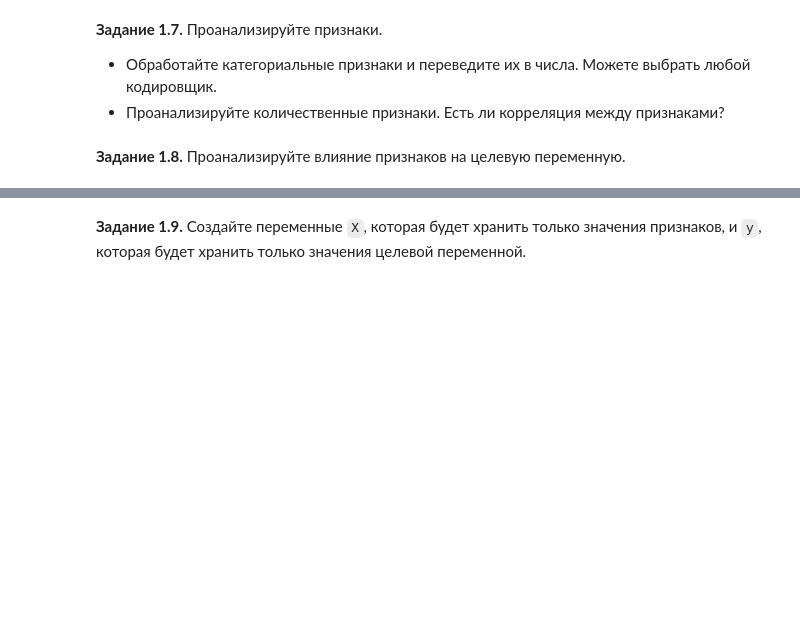
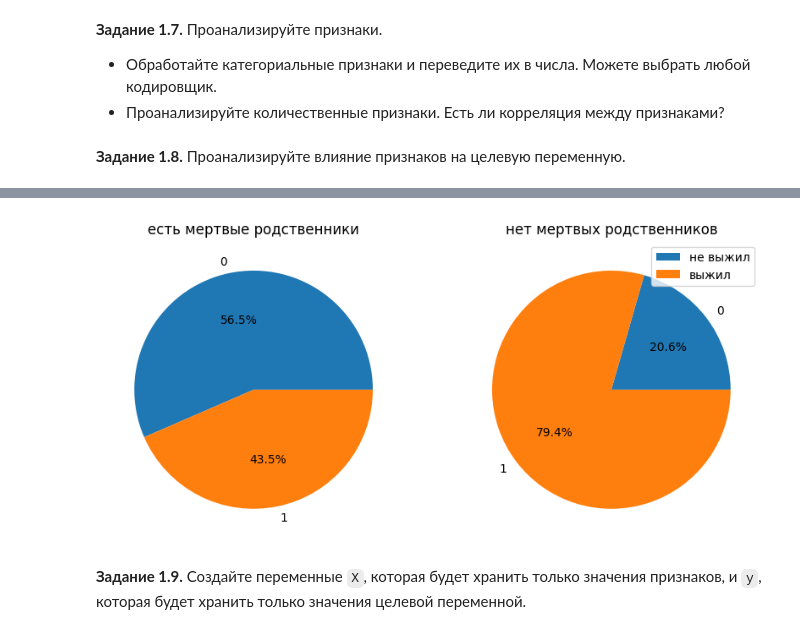
Before and after one commit to MT4BWUA/DL-school-tasks, a Jupyter notebook: week_01_ml_intro/Homework/hw_1_1_game_of_thrones.ipynb, the cells around one changed output, grey strips where cells are left out. Cells and saved outputs as stored; diff of their text form; code cells hidden in the pictures; blank space fills up the shorter version.

```diff
--- a/week_01_ml_intro/Homework/hw_1_1_game_of_thrones.ipynb
+++ b/week_01_ml_intro/Homework/hw_1_1_game_of_thrones.ipynb
@@ -266,0 +347,16 @@ data
+# %%
+f, (ax1, ax2) = plt.subplots(1, 2, figsize=(10, 5))
+
+data1 = data.loc[(data['boolDeadRelations'] == 1), 'isAlive'].value_counts().sort_index()
+data2 = data.loc[(data['boolDeadRelations'] == 0), 'isAlive'].value_counts().sort_index()
+
+ax1.pie(data1, labels=data1.index, autopct='%1.1f%%')
+ax2.pie(data2, labels=data2.index, autopct='%1.1f%%')
+
+ax1.set_title("есть мертвые родственники")
+ax2.set_title('нет мертвых родственников')
+
+plt.legend(['не выжил', 'выжил'])
+plt.show()
+# %% [output]
+[figure, added]
```
Also changed, not shown: parts of 7 cells of this notebook.
